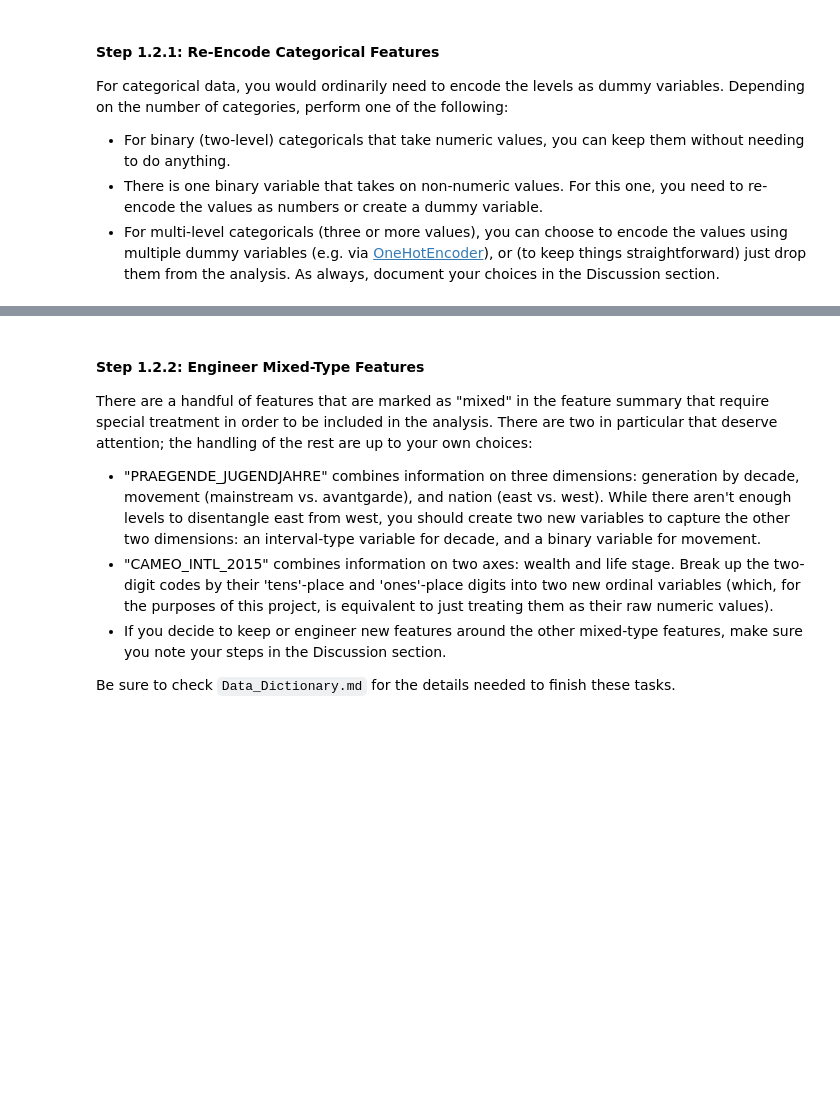
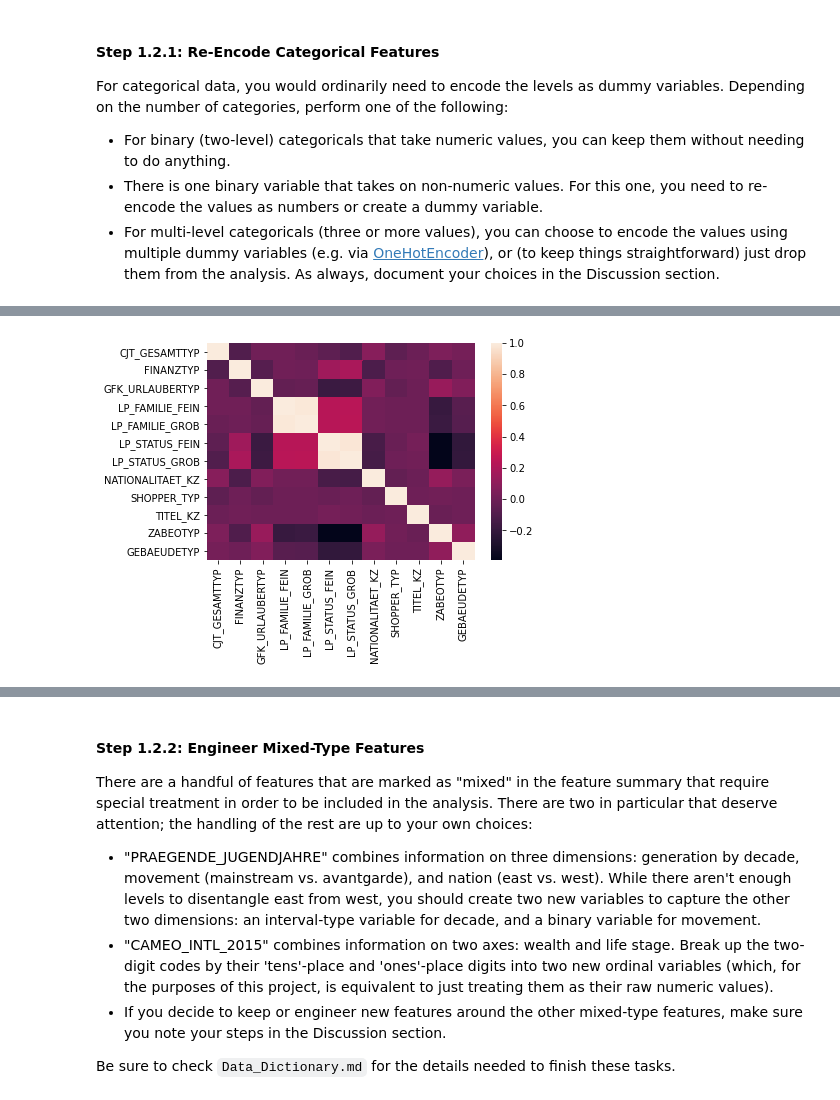
Before and after one commit to alexgeorgousis/customer-segments, a Jupyter notebook: Identify_Customer_Segments.ipynb, the cells around one changed output, grey strips where cells are left out. Saved outputs shown, nothing was run; the diff lists cells and outputs as text; code cells hidden in the pictures; blank space fills up the shorter version.

Commit message:
feat: Plotted heatmap of correlations between multi-level categorical features

```diff
--- a/Identify_Customer_Segments.ipynb
+++ b/Identify_Customer_Segments.ipynb
@@ -143,7 +147,9 @@ Name: Outliers, dtype: int64
 # %%
-# Remove the outlier columns from the dataset. (You'll perform other data
-# engineering tasks such as re-encoding and imputation later.)
+# Remove the outlier columns from the dataset. You'll perform other data engineering tasks such as re-encoding and imputation later.
 
 azdias.drop(columns=outliers.keys(), inplace=True)
+feat_info = feat_info[feat_info["attribute"] != list(outliers.keys())[0]]
+feat_info = feat_info[feat_info["attribute"] != list(outliers.keys())[1]]
+feat_info = feat_info[feat_info["attribute"] != list(outliers.keys())[2]]
 # %%
 # Check that we only have 82 features remaining
@@ -277,6 +283,14 @@ For categorical data, you would ordinarily need to encode the levels as dummy va
 - For binary (two-level) categoricals that take numeric values, you can keep them without needing to do anything.
 - There is one binary variable that takes on non-numeric values. For this one, you need to re-encode the values as numbers or create a dummy variable.
 - For multi-level categoricals (three or more values), you can choose to encode the values using multiple dummy variables (e.g. via [OneHotEncoder](http://scikit-learn.org/stable/modules/generated/sklearn.preprocessing.OneHotEncoder.html)), or (to keep things straightforward) just drop them from the analysis. As always, document your choices in the Discussion section.
+# %%
+categorical = azdias[feat_info[feat_info["type"] == "categorical"]["attribute"].values]
 # %%
-# Assess categorical variables: which are binary, which are multi-level, and
-# which one needs to be re-encoded?
+# Assess categorical variables: which are binary, which are multi-level, and which one needs to be re-encoded?
+
+# Count the unique values in each column and put them in a dataframe
+cat_feat_names = categorical.columns.values
+cat_feat_values = [categorical[name].nunique(dropna=True) for name in cat_feat_names]
+cat_feat_dict = {"Name": pd.Series(data=cat_feat_names), "Unique Values": pd.Series(data=cat_feat_values)}
+cat_feat_df = pd.DataFrame(cat_feat_dict)
+display(cat_feat_df)
@@ -282,0 +328,6 @@ For categorical data, you would ordinarily need to encode the levels as dummy va
+# %%
+# Find multi-level features
+multi_level = cat_feat_df[cat_feat_df["Unique Values"] > 2]["Name"].values
+print("Multi-level categorical features: ({})".format(len(multi_level)))
+for feat in multi_level:
+    print(feat)
@@ -284,0 +356,6 @@ For categorical data, you would ordinarily need to encode the levels as dummy va
+# %%
+# Calculate the correlations between the multi-level features to see if any can get dropped without losing information
+sns.heatmap(azdias[multi_level].corr())
+plt.show()
+# %% [output]
+[figure, added]
```
Also changed, not shown: parts of 12 cells of this notebook.
